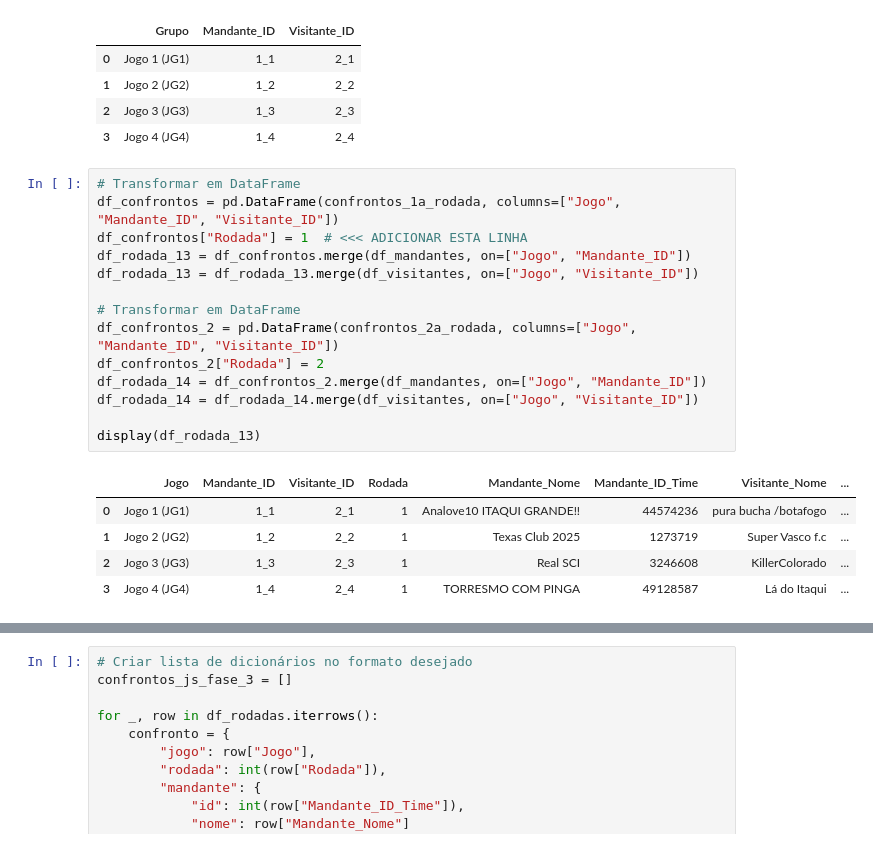
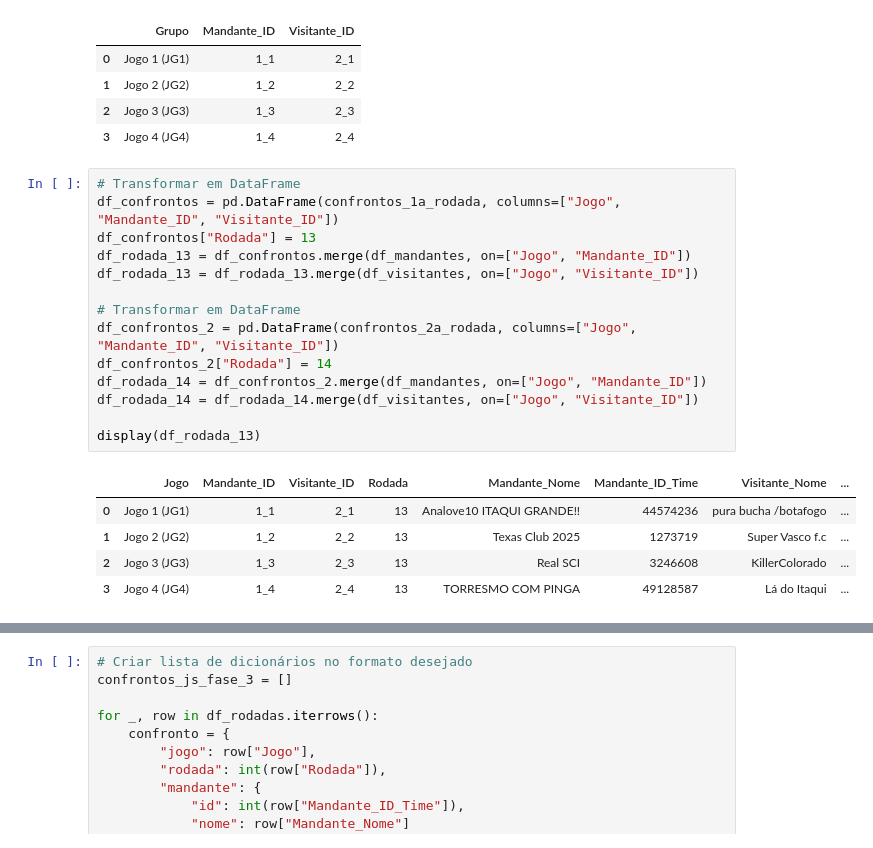
Before and after one commit to FernandoBC23/cartola_fbc, a Jupyter notebook: libertadores/datasets_liberta/3_busca_dados_liberta_fase_3.ipynb, the cells around one changed output, grey strips where cells are left out. Cells and saved outputs as stored; diff of their text form.

```diff
--- a/libertadores/datasets_liberta/3_busca_dados_liberta_fase_3.ipynb
+++ b/libertadores/datasets_liberta/3_busca_dados_liberta_fase_3.ipynb
@@ -139,23 +139,23 @@ display(df_confrontos)
 # %%
 # Transformar em DataFrame
 df_confrontos = pd.DataFrame(confrontos_1a_rodada, columns=["Jogo", "Mandante_ID", "Visitante_ID"])
-df_confrontos["Rodada"] = 1  # <<< ADICIONAR ESTA LINHA
+df_confrontos["Rodada"] = 13
 df_rodada_13 = df_confrontos.merge(df_mandantes, on=["Jogo", "Mandante_ID"])
 df_rodada_13 = df_rodada_13.merge(df_visitantes, on=["Jogo", "Visitante_ID"])
 
 # Transformar em DataFrame
 df_confrontos_2 = pd.DataFrame(confrontos_2a_rodada, columns=["Jogo", "Mandante_ID", "Visitante_ID"])
-df_confrontos_2["Rodada"] = 2
+df_confrontos_2["Rodada"] = 14
 df_rodada_14 = df_confrontos_2.merge(df_mandantes, on=["Jogo", "Mandante_ID"])
 df_rodada_14 = df_rodada_14.merge(df_visitantes, on=["Jogo", "Visitante_ID"])
 
 display(df_rodada_13)
 # %% [output]
 |  | Jogo | Mandante_ID | Visitante_ID | Rodada | Mandante_Nome | Mandante_ID_Time | Visitante_Nome | ... |
-| 0 | Jogo 1 (JG1) | 1_1 | 2_1 | 1 | Analove10 ITAQUI GRANDE!! | 44574236 | pura bucha /botafogo | ... |
-| 1 | Jogo 2 (JG2) | 1_2 | 2_2 | 1 | Texas Club 2025 | 1273719 | Super Vasco f.c | ... |
-| 2 | Jogo 3 (JG3) | 1_3 | 2_3 | 1 | Real SCI | 3246608 | KillerColorado | ... |
-| 3 | Jogo 4 (JG4) | 1_4 | 2_4 | 1 | TORRESMO COM PINGA | 49128587 | Lá do Itaqui | ... |
+| 0 | Jogo 1 (JG1) | 1_1 | 2_1 | 13 | Analove10 ITAQUI GRANDE!! | 44574236 | pura bucha /botafogo | ... |
+| 1 | Jogo 2 (JG2) | 1_2 | 2_2 | 13 | Texas Club 2025 | 1273719 | Super Vasco f.c | ... |
+| 2 | Jogo 3 (JG3) | 1_3 | 2_3 | 13 | Real SCI | 3246608 | KillerColorado | ... |
+| 3 | Jogo 4 (JG4) | 1_4 | 2_4 | 13 | TORRESMO COM PINGA | 49128587 | Lá do Itaqui | ... |
 # %%
 df_rodadas = pd.concat([
     df_rodada_13,
```
Also changed, not shown: parts of 5 cells of this notebook, 17 other files.
